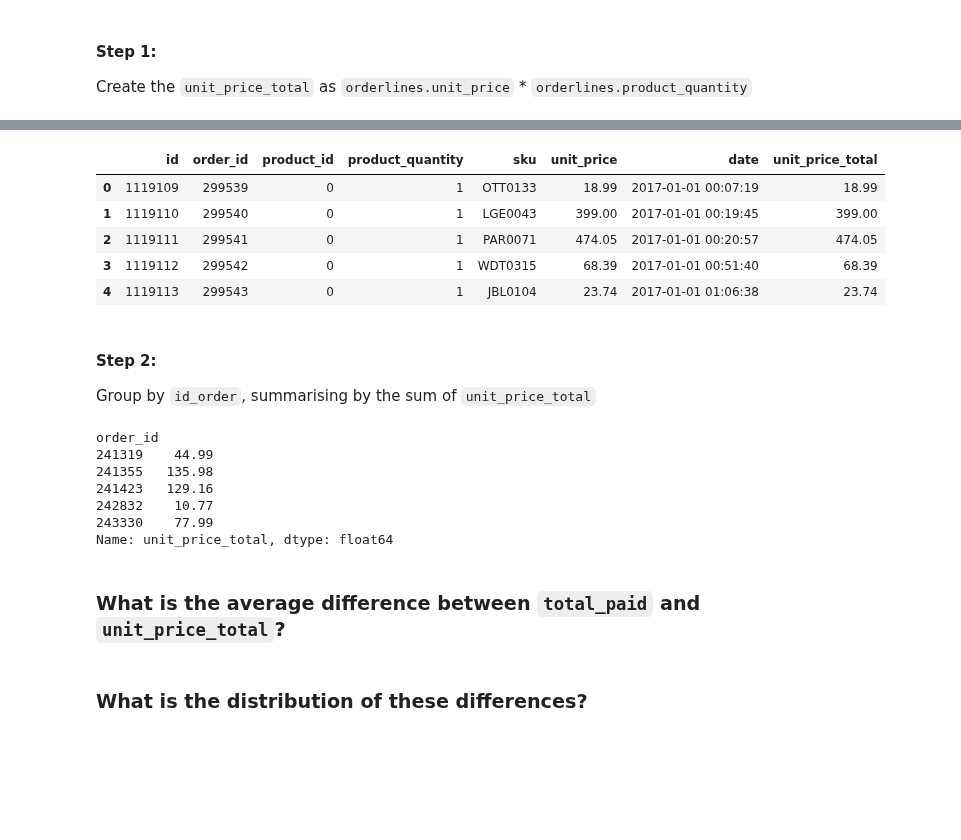
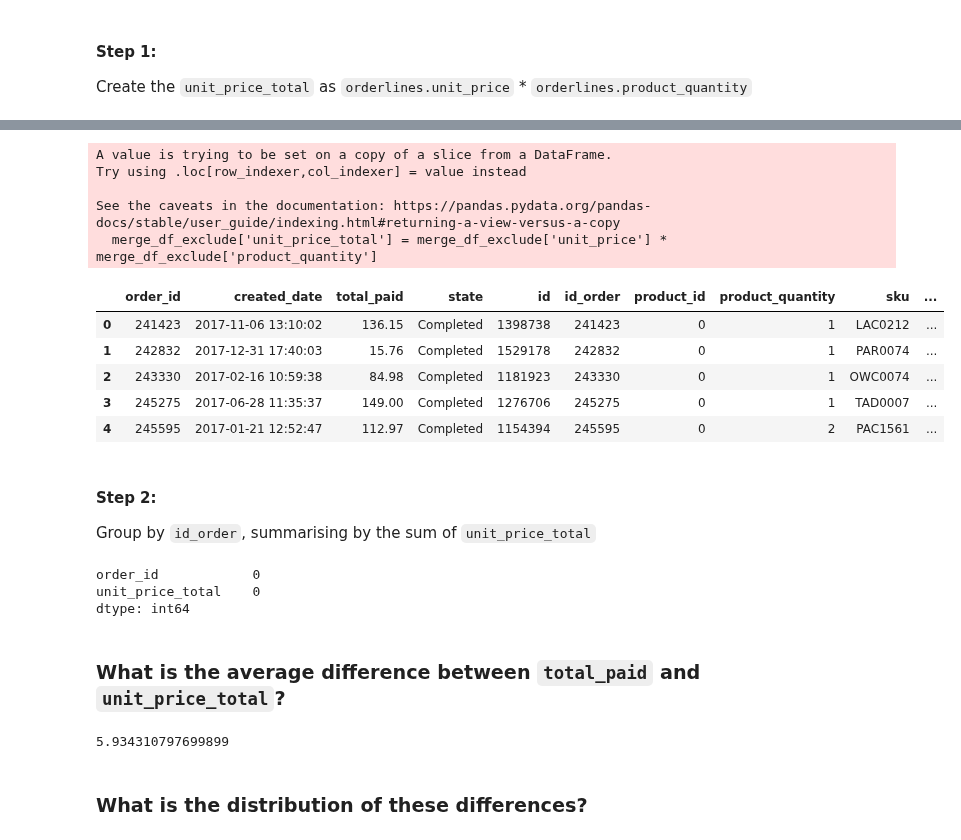
Before and after one commit to PhoenixCC0722/JoinTheGame_Magist, a Jupyter notebook: 3_1_5_Kopie_quality_assessment_challenge.ipynb, the cells around one changed output, grey strips where cells are left out. Cells and saved outputs as stored; diff of their text form; code cells hidden in the pictures; blank space fills up the shorter version.

```diff
--- a/3_1_5_Kopie_quality_assessment_challenge.ipynb
+++ b/3_1_5_Kopie_quality_assessment_challenge.ipynb
@@ -89,0 +95,4 @@ len(list(merge_df.order_id.unique()))
+# %%
+ol_df = orderlines_cl.copy()
+merge_completed_or_ol_df = pd.merge(completed_or_df, ol_df, how='inner', left_on='order_id', right_on='id_order')
+len(list(merge_completed_or_ol_df.order_id.unique()))
@@ -103,0 +117,6 @@ merge_df_ec.head()
+# %%
+merge_df_exclude = merge_completed_or_ol_df.loc[merge_completed_or_ol_df.sku.isin(pd_df['sku']),:]
+#len(list(merge_df_exclude.sku.unique()))
+#merge_df_exclude.head()
+len(list(merge_df_exclude.order_id.unique()))
+#print(merge_df_exclude.shape[0])
@@ -109,39 +139,42 @@ Create the `unit_price_total` as `orderlines.unit_price` * `orderlines.product_q
 # %%
 # your code here
-ol_df['unit_price_total'] = ol_df.unit_price * ol_df.product_quantity
-ol_df.head()
+merge_df_exclude['unit_price_total'] = merge_df_exclude['unit_price'] * merge_df_exclude['product_quantity']
+merge_df_exclude.head()
 # %% [output]
+A value is trying to be set on a copy of a slice from a DataFrame.
+Try using .loc[row_indexer,col_indexer] = value instead
+
+See the caveats in the documentation: https://pandas.pydata.org/pandas-docs/stable/user_guide/indexing.html#returning-a-view-versus-a-copy
+  merge_df_exclude['unit_price_total'] = merge_df_exclude['unit_price'] * merge_df_exclude['product_quantity']
-|  | id | order_id | product_id | product_quantity | sku | unit_price | date | unit_price_total |
-| 0 | 1119109 | 299539 | 0 | 1 | OTT0133 | 18.99 | 2017-01-01 00:07:19 | 18.99 |
-| 1 | 1119110 | 299540 | 0 | 1 | LGE0043 | 399.00 | 2017-01-01 00:19:45 | 399.00 |
-| 2 | 1119111 | 299541 | 0 | 1 | PAR0071 | 474.05 | 2017-01-01 00:20:57 | 474.05 |
-| 3 | 1119112 | 299542 | 0 | 1 | WDT0315 | 68.39 | 2017-01-01 00:51:40 | 68.39 |
-| 4 | 1119113 | 299543 | 0 | 1 | JBL0104 | 23.74 | 2017-01-01 01:06:38 | 23.74 |
+|  | order_id | created_date | total_paid | state | id | id_order | product_id | product_quantity | sku | ... |
+| 0 | 241423 | 2017-11-06 13:10:02 | 136.15 | Completed | 1398738 | 241423 | 0 | 1 | LAC0212 | ... |
+| 1 | 242832 | 2017-12-31 17:40:03 | 15.76 | Completed | 1529178 | 242832 | 0 | 1 | PAR0074 | ... |
+| 2 | 243330 | 2017-02-16 10:59:38 | 84.98 | Completed | 1181923 | 243330 | 0 | 1 | OWC0074 | ... |
+| 3 | 245275 | 2017-06-28 11:35:37 | 149.00 | Completed | 1276706 | 245275 | 0 | 1 | TAD0007 | ... |
+| 4 | 245595 | 2017-01-21 12:52:47 | 112.97 | Completed | 1154394 | 245595 | 0 | 2 | PAC1561 | ... |
 # %% [markdown]
 #### Step 2:
 Group by `id_order`, summarising by the sum of `unit_price_total`
 # %%
 # id_order already renamed as order_id
-gp_ol_df = ol_df.groupby('order_id')['unit_price_total'].sum() #.reset_index()
+gp_ol_df = merge_df_exclude.groupby('order_id')['unit_price_total'].sum().reset_index()
 gp_ol_df.head()
+gp_ol_df.isna().sum()
 # %% [output]
-order_id
-241319    44.99
-241355   135.98
-241423   129.16
-242832    10.77
-243330    77.99
-Name: unit_price_total, dtype: float64
+order_id            0
+unit_price_total    0
+dtype: int64
 # %% [markdown]
 ### What is the average difference between `total_paid` and `unit_price_total`?
 # %%
-# .sum() is only a series, have to change to dataframe
-gp_ol_df = gp_ol_df.to_frame(name='unit_price_total')
-mg_or_gp_ol = pd.merge(filt_or_df, gp_ol_df, how='left', on='order_id')
+#gp_ol_df = gp_ol_df.to_frame(name='unit_price_total')
+mg_or_gp_ol = pd.merge(completed_or_df, gp_ol_df, how='left', on='order_id')
 #mg_or_gp_ol.head()
 mg_or_gp_ol['difference'] = mg_or_gp_ol.total_paid - mg_or_gp_ol.unit_price_total
-#print(mg_or_gp_ol['difference'].mean()) # 3.0010141765989085
-mg_or_gp_ol.head(25)
+print(mg_or_gp_ol['difference'].mean()) # 5.934
+#mg_or_gp_ol.head(25)
+# %% [output]
+5.934310797699899
 # %% [markdown]
 ### What is the distribution of these differences?
 # %%
```
Also changed, not shown: parts of 15 cells of this notebook.
